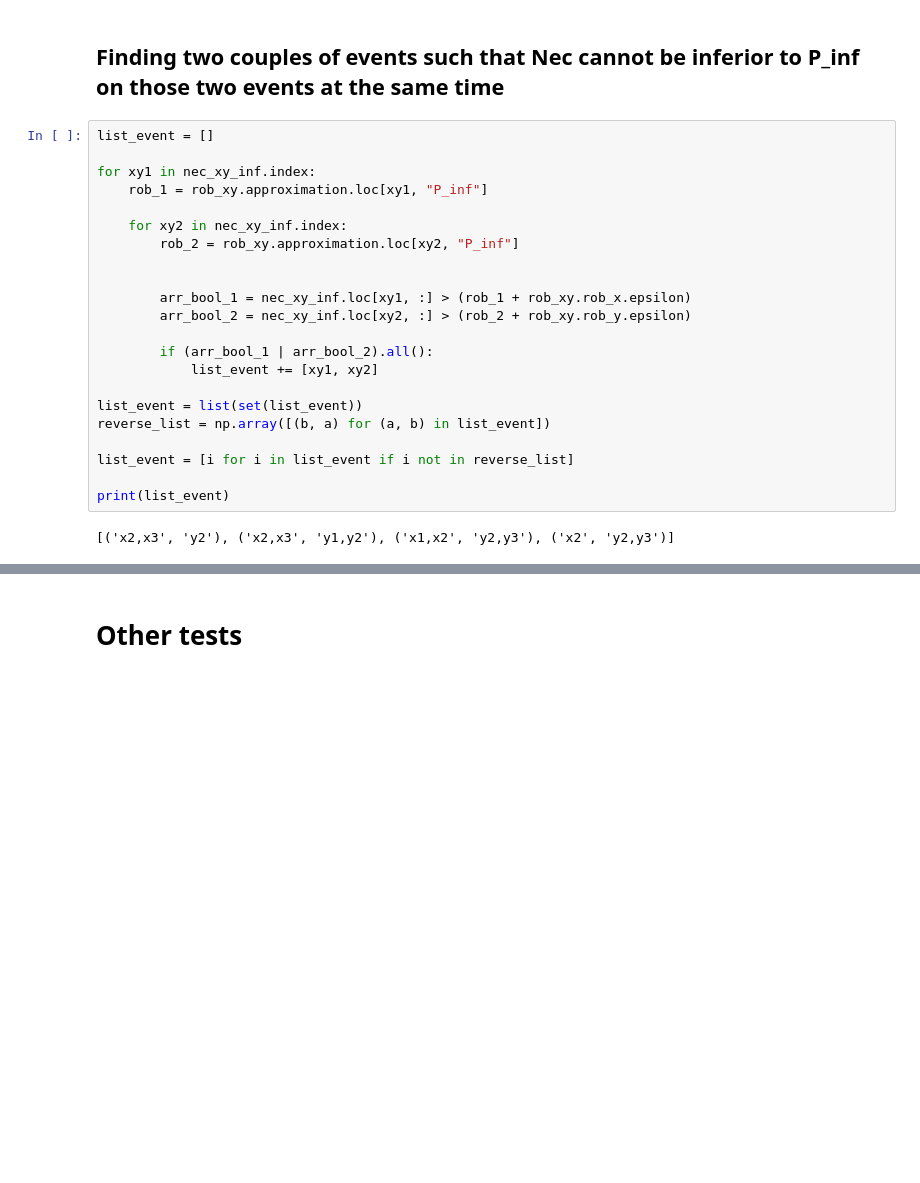
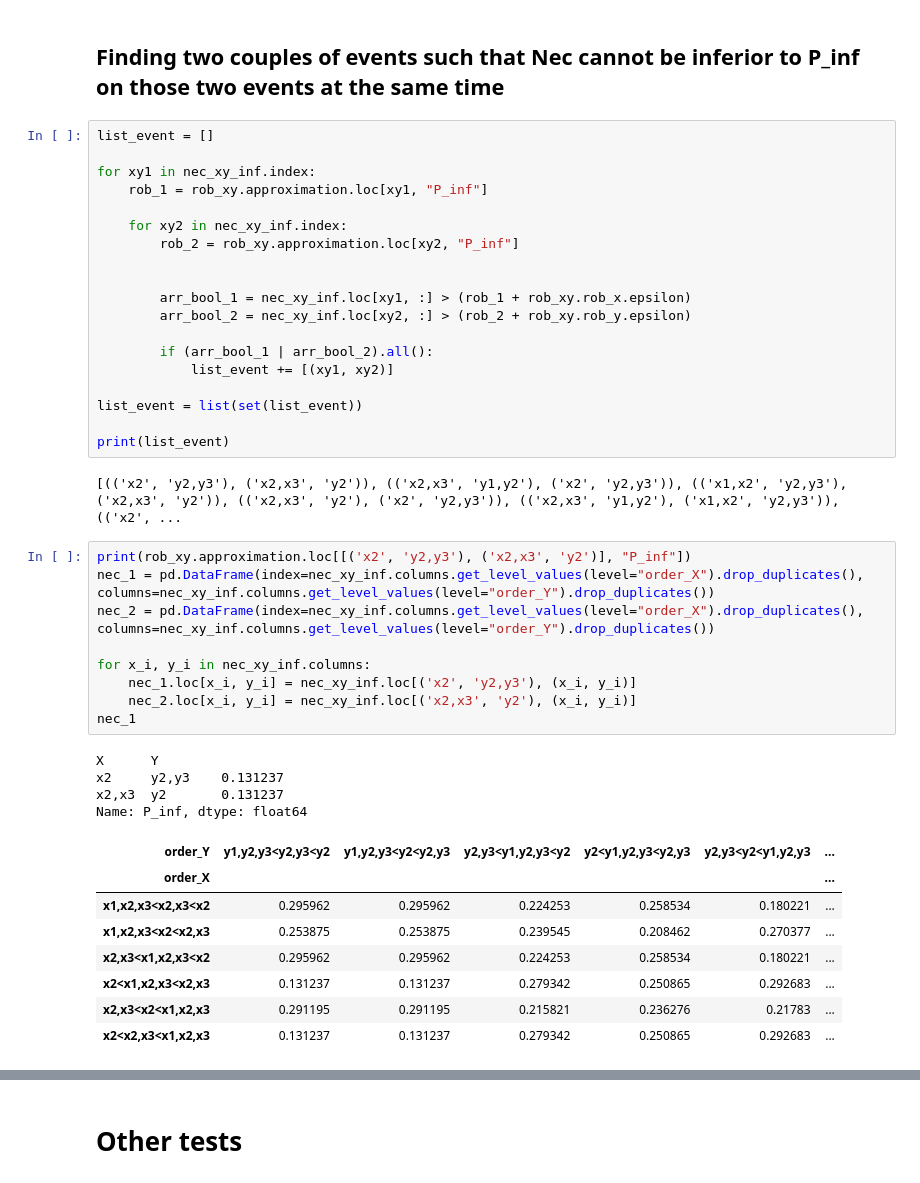
Before and after one commit to Roman-Malinowski/simulation_copula, a Jupyter notebook: Copula.ipynb, the cells around one changed output, grey strips where cells are left out. Cells and saved outputs as stored; diff of their text form; blank space fills up the shorter version.

Commit message:
Absence of working orders v2

```diff
--- a/Copula.ipynb
+++ b/Copula.ipynb
@@ -113,13 +113,32 @@ for xy1 in nec_xy_inf.index:
         arr_bool_2 = nec_xy_inf.loc[xy2, :] > (rob_2 + rob_xy.rob_y.epsilon)
 
         if (arr_bool_1 | arr_bool_2).all():
-            list_event += [xy1, xy2]
+            list_event += [(xy1, xy2)]
 
 list_event = list(set(list_event))
-reverse_list = np.array([(b, a) for (a, b) in list_event])
-
-list_event = [i for i in list_event if i not in reverse_list]
 
 print(list_event)
 # %% [output]
-[('x2,x3', 'y2'), ('x2,x3', 'y1,y2'), ('x1,x2', 'y2,y3'), ('x2', 'y2,y3')]
+[(('x2', 'y2,y3'), ('x2,x3', 'y2')), (('x2,x3', 'y1,y2'), ('x2', 'y2,y3')), (('x1,x2', 'y2,y3'), ('x2,x3', 'y2')), (('x2,x3', 'y2'), ('x2', 'y2,y3')), (('x2,x3', 'y1,y2'), ('x1,x2', 'y2,y3')), (('x2', ...
+# %%
+print(rob_xy.approximation.loc[[('x2', 'y2,y3'), ('x2,x3', 'y2')], "P_inf"])
+nec_1 = pd.DataFrame(index=nec_xy_inf.columns.get_level_values(level="order_X").drop_duplicates(), columns=nec_xy_inf.columns.get_level_values(level="order_Y").drop_duplicates())
+nec_2 = pd.DataFrame(index=nec_xy_inf.columns.get_level_values(level="order_X").drop_duplicates(), columns=nec_xy_inf.columns.get_level_values(level="order_Y").drop_duplicates())
+
+for x_i, y_i in nec_xy_inf.columns:
+    nec_1.loc[x_i, y_i] = nec_xy_inf.loc[('x2', 'y2,y3'), (x_i, y_i)]
+    nec_2.loc[x_i, y_i] = nec_xy_inf.loc[('x2,x3', 'y2'), (x_i, y_i)]
+nec_1
+# %% [output]
+X      Y
+x2     y2,y3    0.131237
+x2,x3  y2       0.131237
+Name: P_inf, dtype: float64
+| order_Y | y1,y2,y3<y2,y3<y2 | y1,y2,y3<y2<y2,y3 | y2,y3<y1,y2,y3<y2 | y2<y1,y2,y3<y2,y3 | y2,y3<y2<y1,y2,y3 | ... |
+| order_X |  |  |  |  |  | ... |
+| x1,x2,x3<x2,x3<x2 | 0.295962 | 0.295962 | 0.224253 | 0.258534 | 0.180221 | ... |
+| x1,x2,x3<x2<x2,x3 | 0.253875 | 0.253875 | 0.239545 | 0.208462 | 0.270377 | ... |
+| x2,x3<x1,x2,x3<x2 | 0.295962 | 0.295962 | 0.224253 | 0.258534 | 0.180221 | ... |
+| x2<x1,x2,x3<x2,x3 | 0.131237 | 0.131237 | 0.279342 | 0.250865 | 0.292683 | ... |
+| x2,x3<x2<x1,x2,x3 | 0.291195 | 0.291195 | 0.215821 | 0.236276 | 0.21783 | ... |
+| x2<x2,x3<x1,x2,x3 | 0.131237 | 0.131237 | 0.279342 | 0.250865 | 0.292683 | ... |
```
Also changed, not shown: parts of 2 cells of this notebook.
